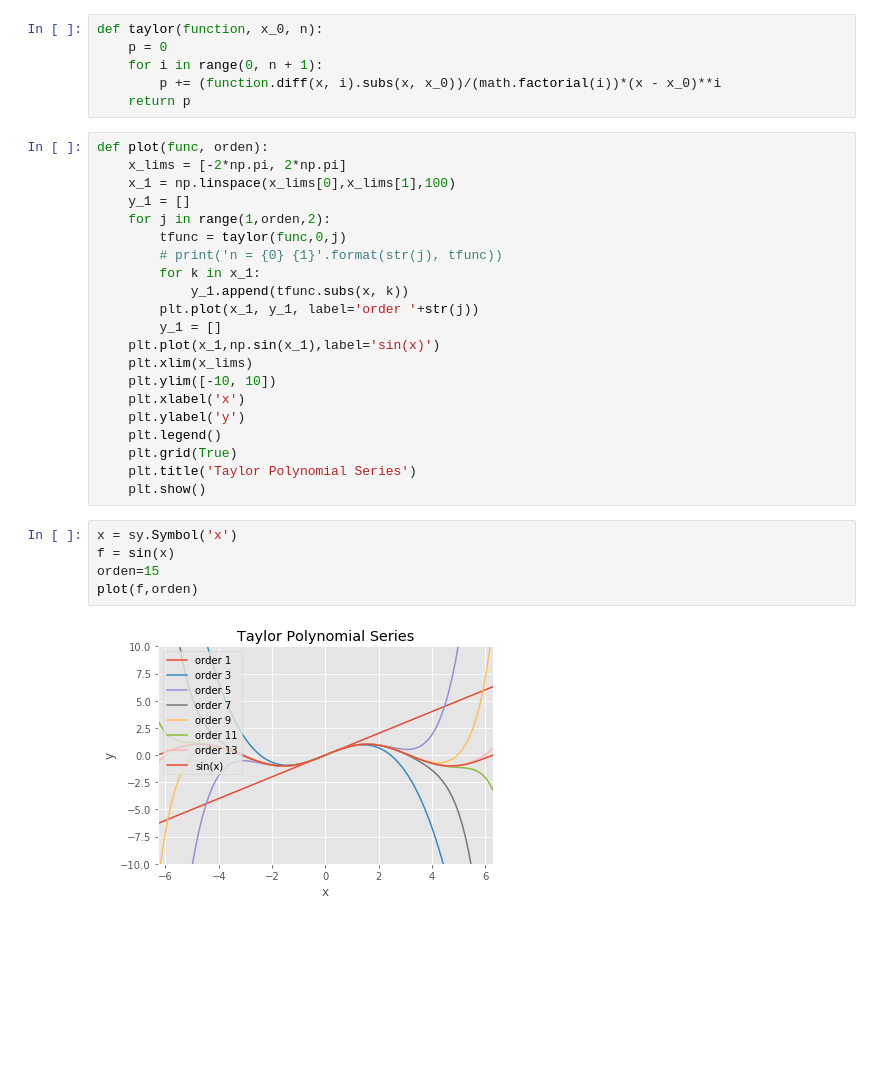
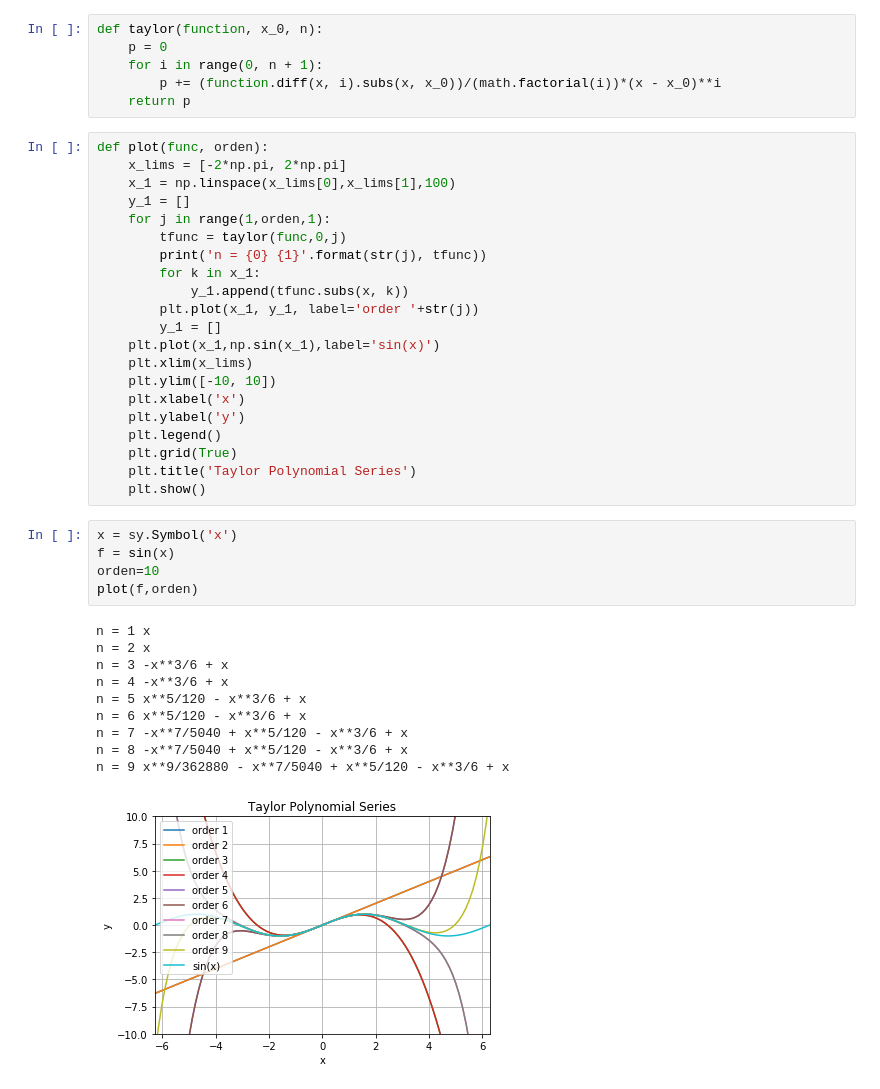
Before and after one commit to pcrodagua/MCPI_SEM-2, a Jupyter notebook: O2_OPTNM/TAREAS/TAREA_02/02_TAREA_TAYLOR.ipynb, the cells around one changed output. Drawn from its saved outputs; the diff is of its cells as text; blank space fills up the shorter version.

```diff
--- a/O2_OPTNM/TAREAS/TAREA_02/02_TAREA_TAYLOR.ipynb
+++ b/O2_OPTNM/TAREAS/TAREA_02/02_TAREA_TAYLOR.ipynb
@@ -18,9 +18,9 @@ def plot(func, orden):
     x_lims = [-2*np.pi, 2*np.pi]
     x_1 = np.linspace(x_lims[0],x_lims[1],100)
     y_1 = []
-    for j in range(1,orden,2):
+    for j in range(1,orden,1):
         tfunc = taylor(func,0,j)
-        # print('n = {0} {1}'.format(str(j), tfunc))
+        print('n = {0} {1}'.format(str(j), tfunc))
         for k in x_1:
             y_1.append(tfunc.subs(x, k))
         plt.plot(x_1, y_1, label='order '+str(j))
@@ -37,7 +37,16 @@ def plot(func, orden):
 # %%
 x = sy.Symbol('x')
 f = sin(x)
-orden=15
+orden=10
 plot(f,orden)
 # %% [output]
+n = 1 x
+n = 2 x
+n = 3 -x**3/6 + x
+n = 4 -x**3/6 + x
+n = 5 x**5/120 - x**3/6 + x
+n = 6 x**5/120 - x**3/6 + x
+n = 7 -x**7/5040 + x**5/120 - x**3/6 + x
+n = 8 -x**7/5040 + x**5/120 - x**3/6 + x
+n = 9 x**9/362880 - x**7/5040 + x**5/120 - x**3/6 + x
-[figure, old version]
+[figure, new version]
```
Also changed, not shown: 2 other files.
